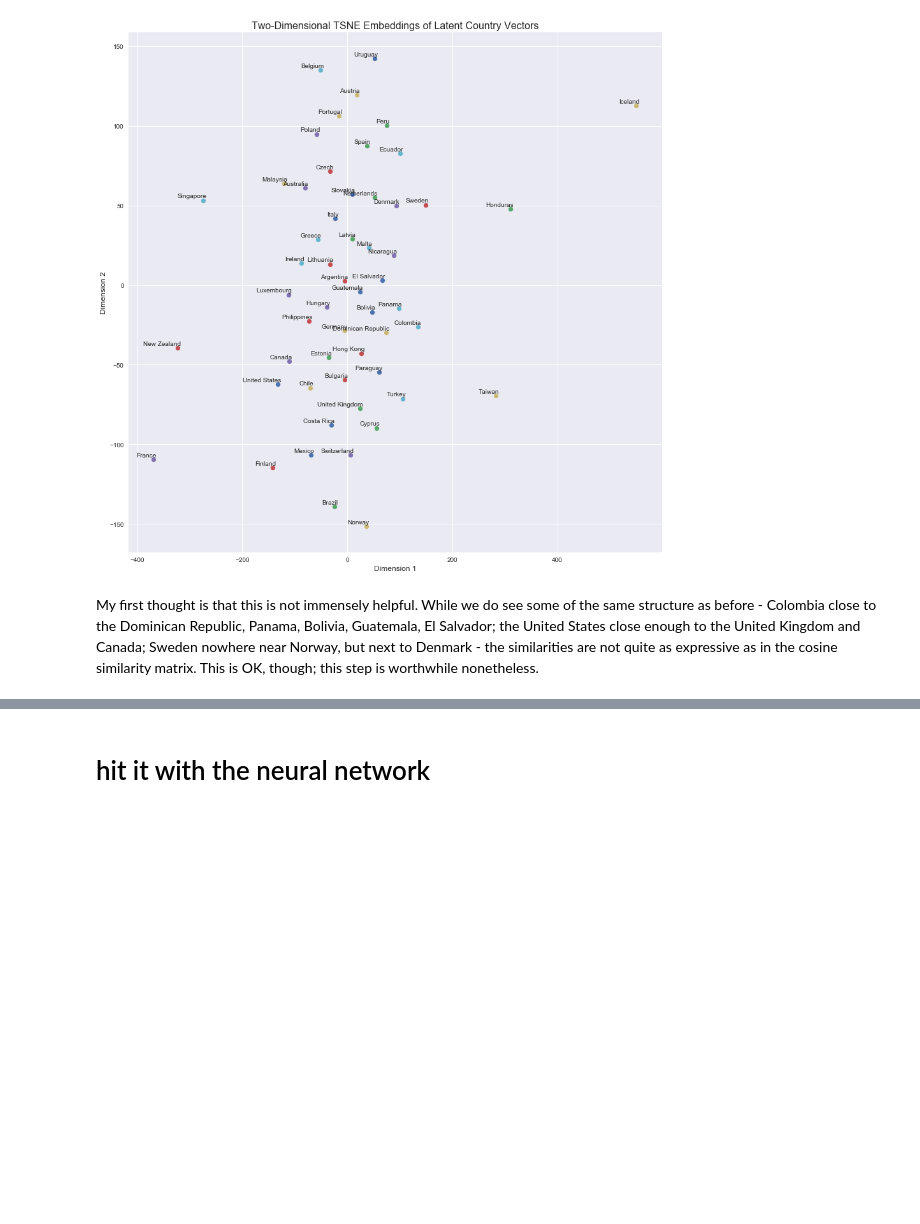
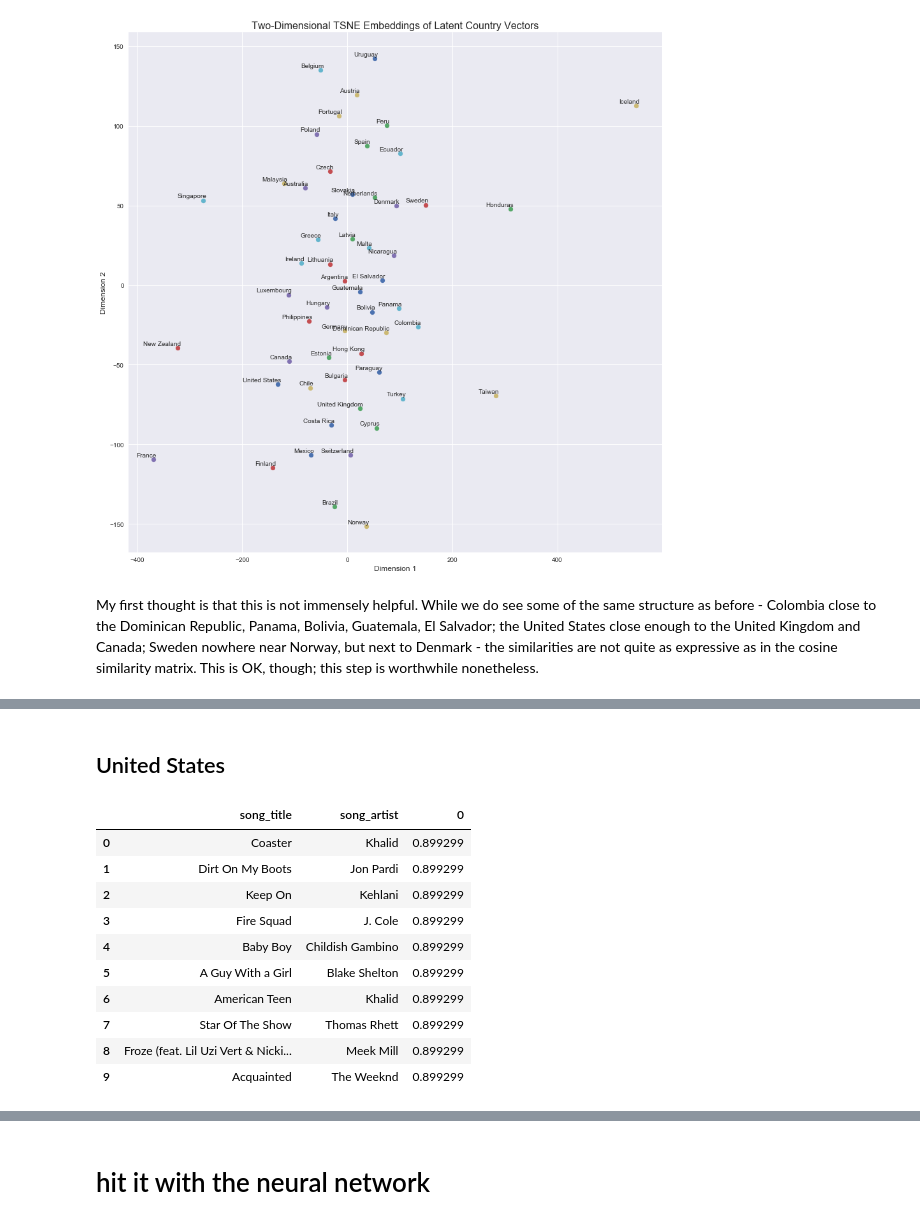
Before and after one commit to cavaunpeu/dotify, a Jupyter notebook: notebooks/neural_implicit_mf.ipynb, the cells around one changed output, grey strips where cells are left out. Drawn from its saved outputs; the diff is of its cells as text; code cells hidden in the pictures; blank space fills up the shorter version.

```diff
--- a/notebooks/neural_implicit_mf.ipynb
+++ b/notebooks/neural_implicit_mf.ipynb
@@ -446,3 +447,0 @@ song_vectors_df = song_metadata_df.join(implicit_mf.song_vectors.vectors, how='i
-# %%
-song_vectors_df = song_vectors_df.apply(lambda vec: vec / np.linalg.norm(vec), axis = 1)
-# normalize all country vectors here
@@ -451,2 +448,25 @@ country_vec = country_vectors_df.ix['United States'] / np.linalg.norm(country_ve
+# %%
+song_vectors_df_norm = song_vectors_df.apply(lambda vec: vec / np.linalg.norm(vec), axis=1)
+country_vectors_df_norm = country_vectors_df.apply(lambda vec: vec / np.linalg.norm(vec), axis=1)
+
+assert song_vectors_df_norm.apply(np.linalg.norm, axis=1).mean() == 1.
+assert country_vectors_df_norm.apply(np.linalg.norm, axis=1).mean() == 1.
+# %% [markdown]
+## United States
 # %%
 pd.set_option('display.max_colwidth', 100)
+# %%
+country_vec = country_vectors_df_norm.ix['United States']
+song_vectors_df_norm.dot(country_vec).sort_values(ascending=False).reset_index().head(10)
+# %% [output]
+|  | song_title | song_artist | 0 |
+| 0 | Coaster | Khalid | 0.899299 |
+| 1 | Dirt On My Boots | Jon Pardi | 0.899299 |
+| 2 | Keep On | Kehlani | 0.899299 |
+| 3 | Fire Squad | J. Cole | 0.899299 |
+| 4 | Baby Boy | Childish Gambino | 0.899299 |
+| 5 | A Guy With a Girl | Blake Shelton | 0.899299 |
+| 6 | American Teen | Khalid | 0.899299 |
+| 7 | Star Of The Show | Thomas Rhett | 0.899299 |
+| 8 | Froze (feat. Lil Uzi Vert & Nicki... | Meek Mill | 0.899299 |
+| 9 | Acquainted | The Weeknd | 0.899299 |
```
Also changed, not shown: parts of 16 cells of this notebook.
